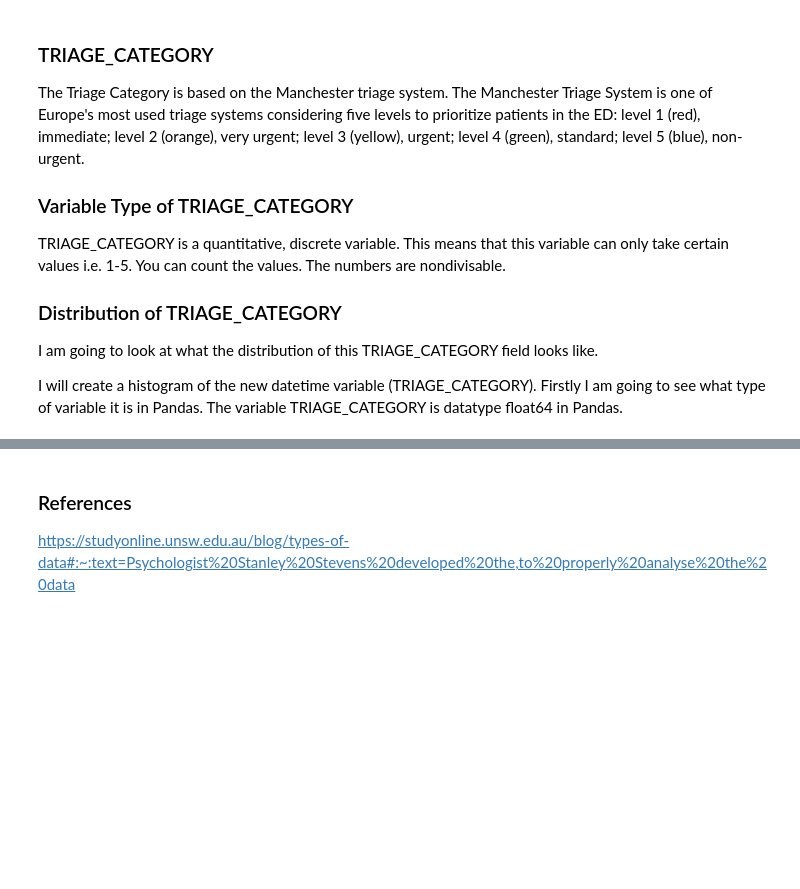
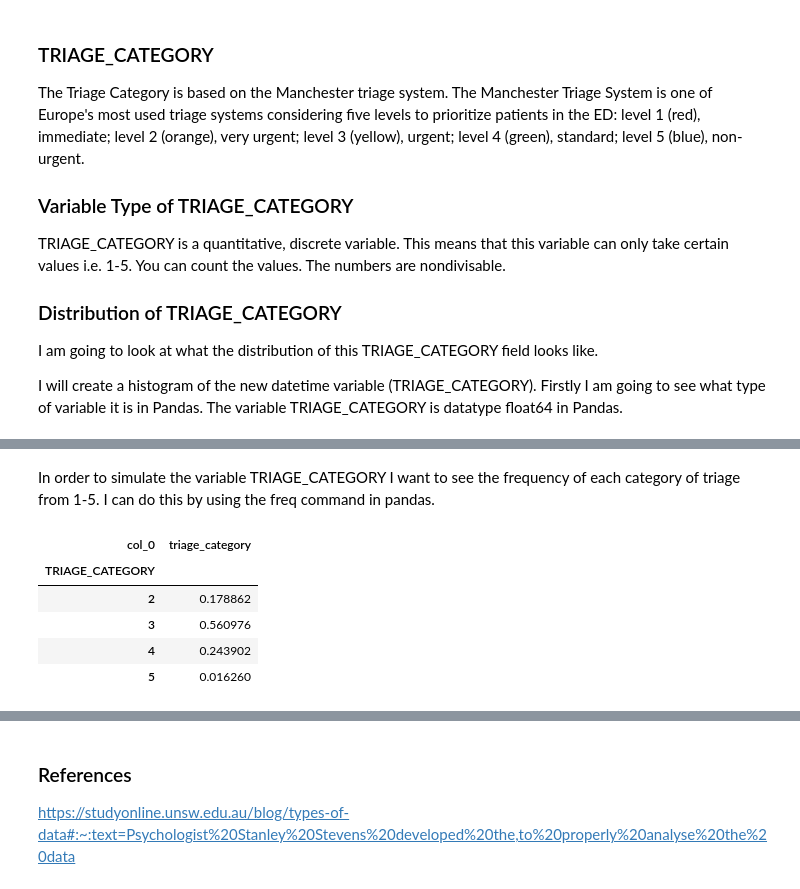
Before and after one commit to AudeAllen/PDA_Assignment, a Jupyter notebook: PDA_Assignment.ipynb, the cells around one changed output, grey strips where cells are left out. Cells and saved outputs as stored; diff of their text form; code cells hidden in the pictures; blank space fills up the shorter version.

```diff
--- a/PDA_Assignment.ipynb
+++ b/PDA_Assignment.ipynb
@@ -635,0 +816,23 @@ TRIAGE_CATEGORY    -0.325009           -0.223354         1.000000
+# %% [markdown]
+In order to simulate the variable TRIAGE_CATEGORY I want to see the frequency of each category of triage from 1-5. I can do this by using the freq command in pandas.
+# %%
+# Read in CSV file
+
+import pandas as pd
+
+df = pd.read_csv('EDAttendances24Hour.csv')
+
+# one way frequency table for the species column.
+freq_table = pd.crosstab(df['TRIAGE_CATEGORY'], 'triage_category')
+
+# frequency table in proportion of species
+freq_table= freq_table/len(df)
+
+freq_table
+# %% [output]
+| col_0 | triage_category |
+| TRIAGE_CATEGORY |  |
+| 2 | 0.178862 |
+| 3 | 0.560976 |
+| 4 | 0.243902 |
+| 5 | 0.016260 |
```
Also changed, not shown: parts of 26 cells of this notebook, 7 other files.
